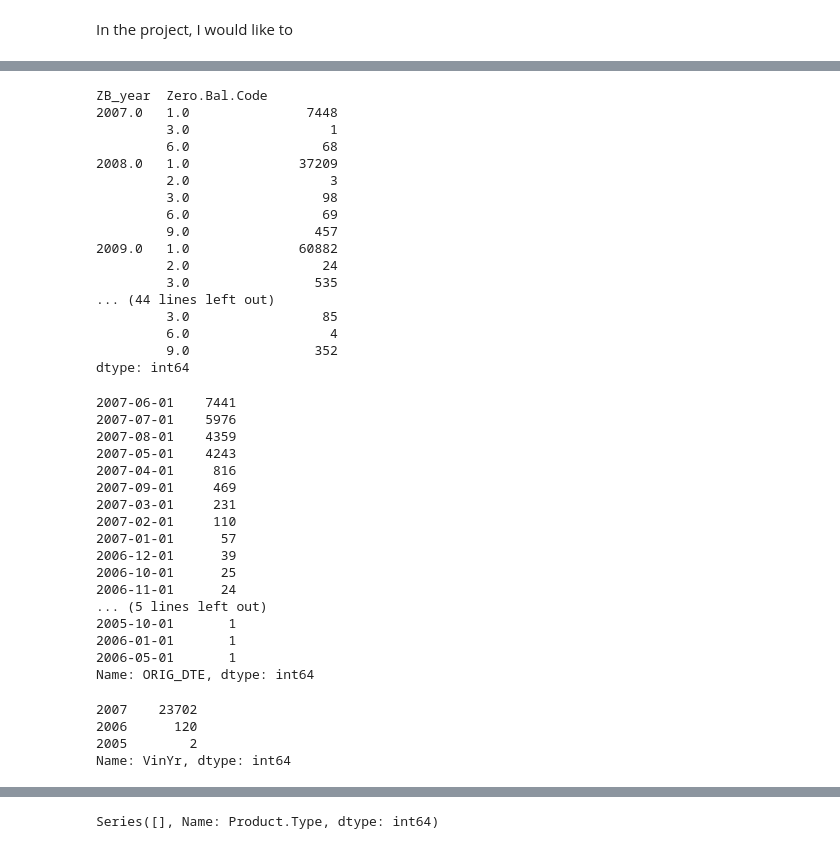
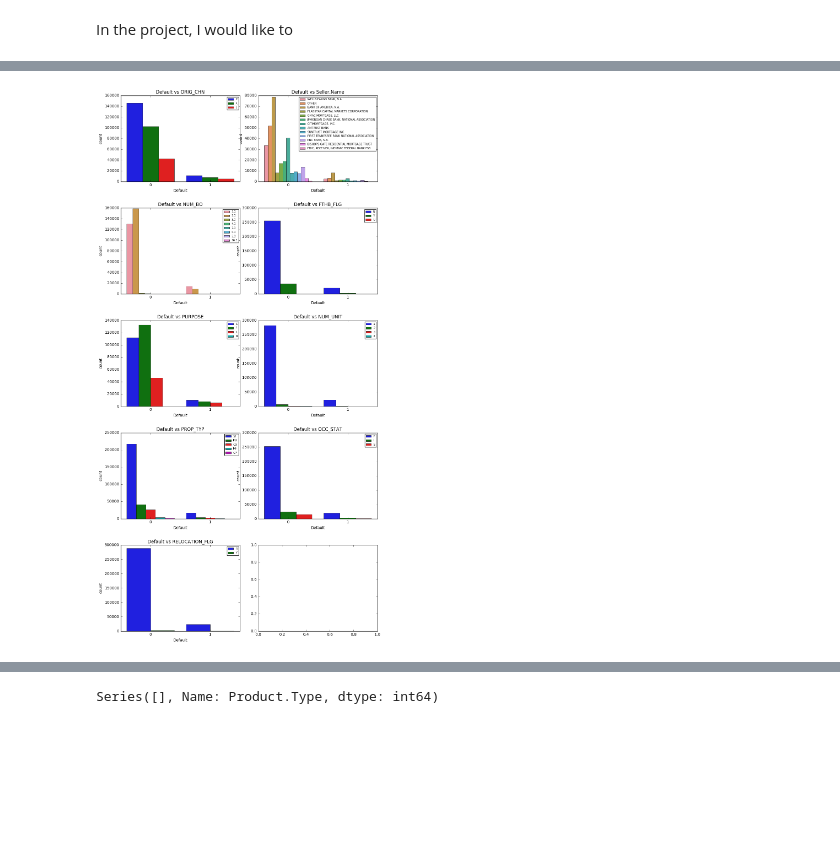
Before and after one commit to ferrarisf50/Fannie-Mae-single-family-mortgage-loan-data, a Jupyter notebook: Predict_default.ipynb, the cells around one changed output, grey strips where cells are left out. Drawn from its saved outputs; the diff is of its cells as text; code cells hidden in the pictures; blank space fills up the shorter version.

```diff
--- a/Predict_default.ipynb
+++ b/Predict_default.ipynb
@@ -83,6 +84,12 @@ Combined_Data['ORIG_VAL']=Combined_Data['ORIG_AMT']/(Combined_Data['OLTV']/100)
 Combined_Data['OCLTV']=Combined_Data.apply(lambda row : row['OLTV'] if row['OCLTV']==np.nan else row['OCLTV'],axis=1)
 
 Combined_Data['CSCORE_MN']=Combined_Data.apply(lambda row : min(row['CSCORE_B'],row['CSCORE_C']) ,axis=1)
+
+Combined_Data['VinYr']=Combined_Data['ORIG_DTE'].dt.year
+Combined_Data['ORIG_DTE_month']=Combined_Data['ORIG_DTE'].dt.month
+
+Combined_Data['FRST_DTE_year']=Combined_Data['FRST_DTE'].dt.year
+Combined_Data['FRST_DTE_month']=Combined_Data['FRST_DTE'].dt.month
 # %%
-drop_acquisition=["LOAN_ID","MI_TYPE","MI_PCT","CSCORE_B","CSCORE_C","Product.Type"]
+drop_acquisition=["LOAN_ID","MI_TYPE","MI_PCT","CSCORE_B","CSCORE_C","Product.Type","ORIG_DTE","FRST_DTE"]
 Combined_Data.drop(drop_acquisition, axis=1, inplace=True)
@@ -130,2 +98,0 @@ memory usage: 58.8+ MB
-# %%
-Combined_Data['Default']=Combined_Data['FCC_DTE'].apply(lambda x: 0 if str(x)=='NaT' else 1).astype(str)
@@ -152,48 +99,15 @@ Name: VinYr, dtype: int64
-# %%
-Combined_Data['ZB_year']=Combined_Data['ZB_DTE'].dt.year
-Combined_Data.groupby(['ZB_year','Zero.Bal.Code']).size()
-# %% [output]
-ZB_year  Zero.Bal.Code
-2007.0   1.0               7448
-         3.0                  1
-         6.0                 68
-2008.0   1.0              37209
-         2.0                  3
-         3.0                 98
-         6.0                 69
-         9.0                457
-2009.0   1.0              60882
-         2.0                 24
-         3.0                535
-... (44 lines left out)
-         3.0                 85
-         6.0                  4
-         9.0                352
-dtype: int64
-# %%
-Combined_Data[Combined_Data['Default']==1]['ORIG_DTE'].value_counts(dropna=None)
-# %% [output]
-2007-06-01    7441
-2007-07-01    5976
-2007-08-01    4359
-2007-05-01    4243
-2007-04-01     816
-2007-09-01     469
-2007-03-01     231
-2007-02-01     110
-2007-01-01      57
-2006-12-01      39
-2006-10-01      25
-2006-11-01      24
-... (5 lines left out)
-2005-10-01       1
-2006-01-01       1
-2006-05-01       1
-Name: ORIG_DTE, dtype: int64
-# %%
-Combined_Data[Combined_Data['Default']==1]['VinYr'].value_counts(dropna=None)
-# %% [output]
-2007    23702
-2006      120
-2005        2
-Name: VinYr, dtype: int64
+# %%
+columns = ["ORIG_CHN","Seller.Name","NUM_BO","FTHB_FLG","PURPOSE","NUM_UNIT","PROP_TYP","OCC_STAT","RELOCATION_FLG"]
+
+fig, axes = plt.subplots(nrows=5, ncols=2, figsize=(10,20))
+plt.tight_layout(w_pad=2.0, h_pad=5.0)
+
+for i, column in zip(range(1,10), columns):
+    plt.subplot(5,2,i)
+    p=sns.countplot(x="Default", hue=column, data=Combined_Data, linewidth=0.5)
+    p.set_title("Default vs "+column)
+    plt.legend(loc="upper right", prop={'size': 7})
+    plt.xlabel('Default')
+# plt.legend(loc="upper right",fontsize="xx-small")
+# %% [output]
+[figure, added]
```
Also changed, not shown: parts of 17 cells of this notebook.
